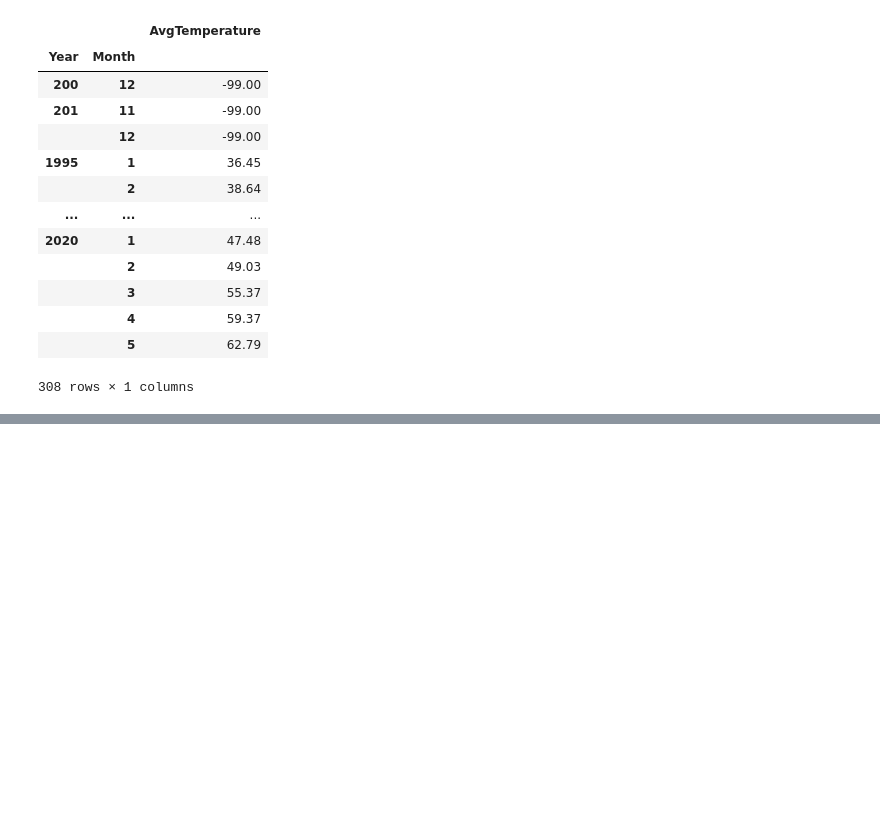
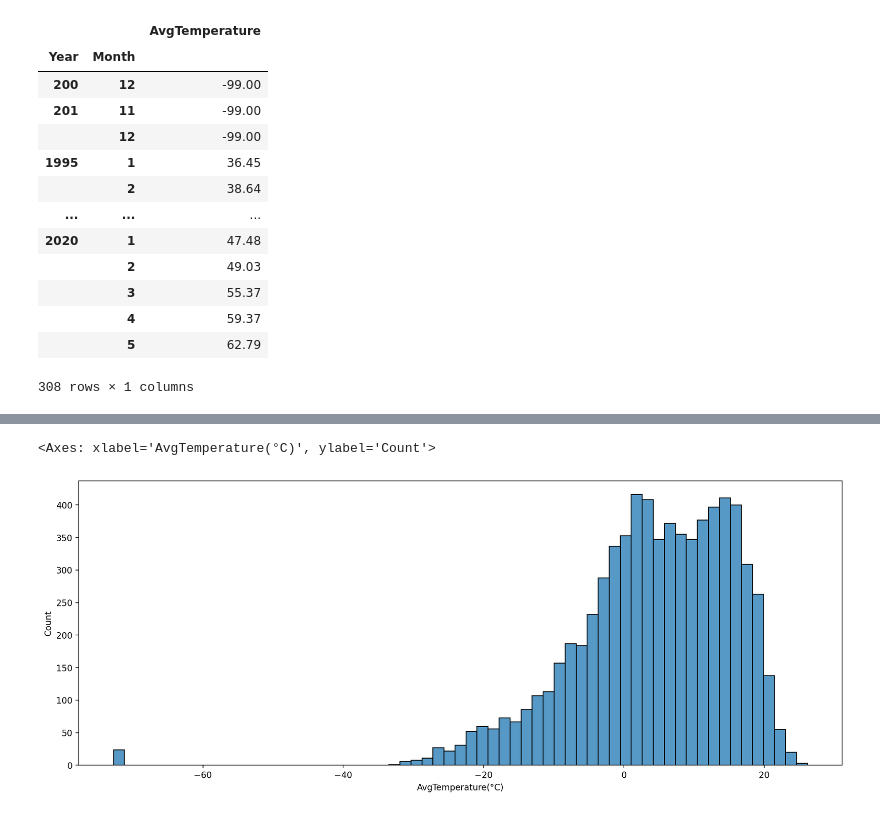
Before and after one commit to kuzicnenad/data-engineering-exam, a Jupyter notebook: final-project.ipynb, the cells around one changed output, grey strips where cells are left out. Saved outputs shown, nothing was run; the diff lists cells and outputs as text; code cells hidden in the pictures; blank space fills up the shorter version.

```diff
--- a/final-project.ipynb
+++ b/final-project.ipynb
@@ -321,0 +389,10 @@ temp.pivot_table(
+# %%
+plotNew = temp.loc[(temp["City"] == "Calgary"), "AvgTemperature(°C)"]
+
+fix, ax = plt.subplots(figsize=(16,6))
+sns.histplot(plotNew,ax=ax)
+
+#AvgTemperature(°C)
+# %% [output]
+<Axes: xlabel='AvgTemperature(°C)', ylabel='Count'>
+[figure, added]
```
Also changed, not shown: parts of 6 cells of this notebook.
